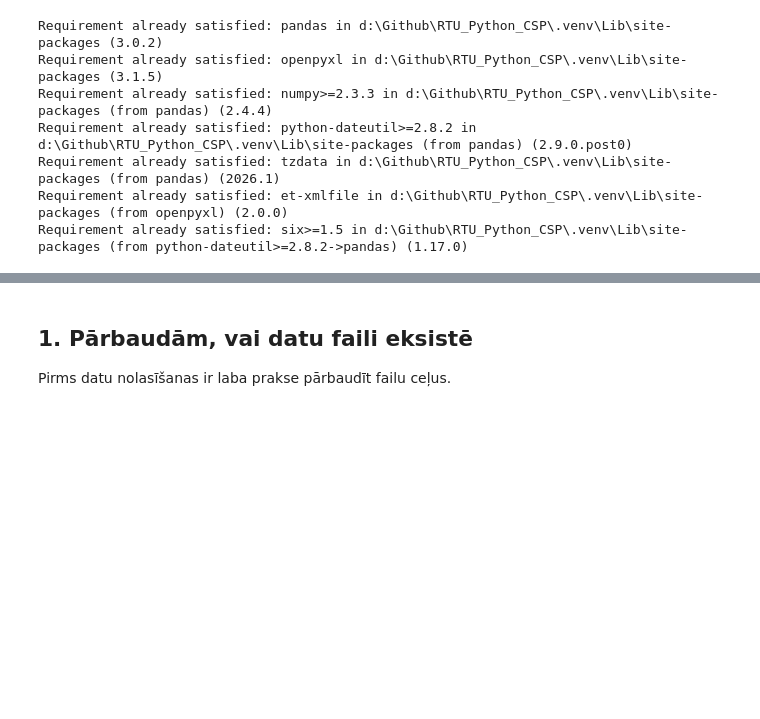
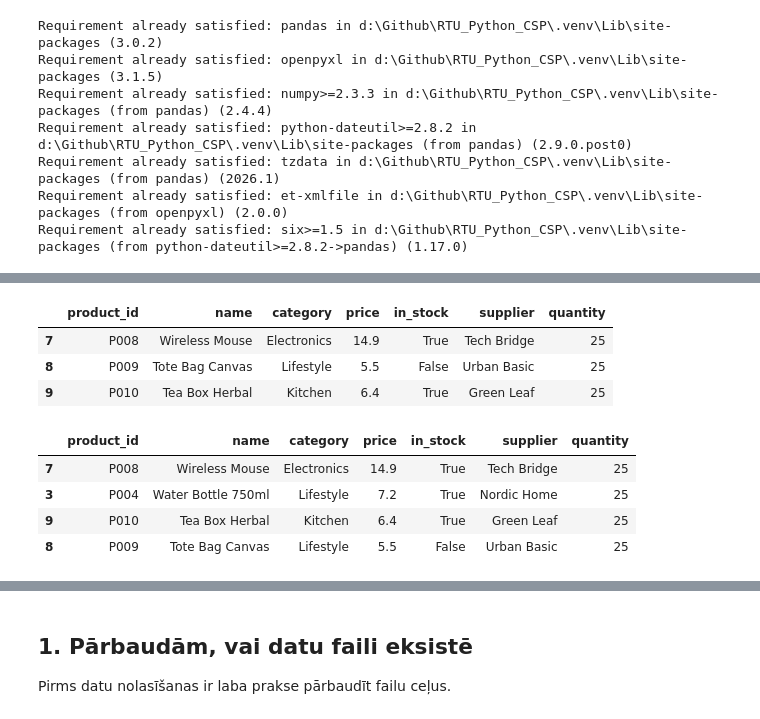
Before and after one commit to ValRCS/RTU_Python_CSP, a Jupyter notebook: notebooks/day3_json_csv_pandas_lv.ipynb, the cells around one changed output, grey strips where cells are left out. Drawn from its saved outputs; the diff is of its cells as text; code cells hidden in the pictures; blank space fills up the shorter version.

```diff
--- a/notebooks/day3_json_csv_pandas_lv.ipynb
+++ b/notebooks/day3_json_csv_pandas_lv.ipynb
@@ -380,0 +459,21 @@ Requirement already satisfied: six>=1.5 in d:\Github\RTU_Python_CSP\.venv\Lib\si
+# %%
+# apskatamies asti bet tikai 3
+df.tail(3) # izvadām pēdējās 3 rindas no DataFrame, lai redzētu, kā izskatās tabulas beigas
+# %% [output]
+|  | product_id | name | category | price | in_stock | supplier | quantity |
+| 7 | P008 | Wireless Mouse | Electronics | 14.9 | True | Tech Bridge | 25 |
+| 8 | P009 | Tote Bag Canvas | Lifestyle | 5.5 | False | Urban Basic | 25 |
+| 9 | P010 | Tea Box Herbal | Kitchen | 6.4 | True | Green Leaf | 25 |
+# %%
+# lietlākam tabulām head un tail vietā var izmantot arī sample
+df.sample(4, random_state=2026)
+# df.sample(4) # katru reizi cits sample, jo nav uzstādīts random_state
+# izvadām nejauši izvēlētas 4 rindas no DataFrame,
+#  lai redzētu, kā izskatās nejauši izvēlēti ieraksti,
+#  un nodrošinām reproducējamību ar random_state parametru
+# %% [output]
+|  | product_id | name | category | price | in_stock | supplier | quantity |
+| 7 | P008 | Wireless Mouse | Electronics | 14.9 | True | Tech Bridge | 25 |
+| 3 | P004 | Water Bottle 750ml | Lifestyle | 7.2 | True | Nordic Home | 25 |
+| 9 | P010 | Tea Box Herbal | Kitchen | 6.4 | True | Green Leaf | 25 |
+| 8 | P009 | Tote Bag Canvas | Lifestyle | 5.5 | False | Urban Basic | 25 |
```
Also changed, not shown: parts of 13 cells of this notebook.
